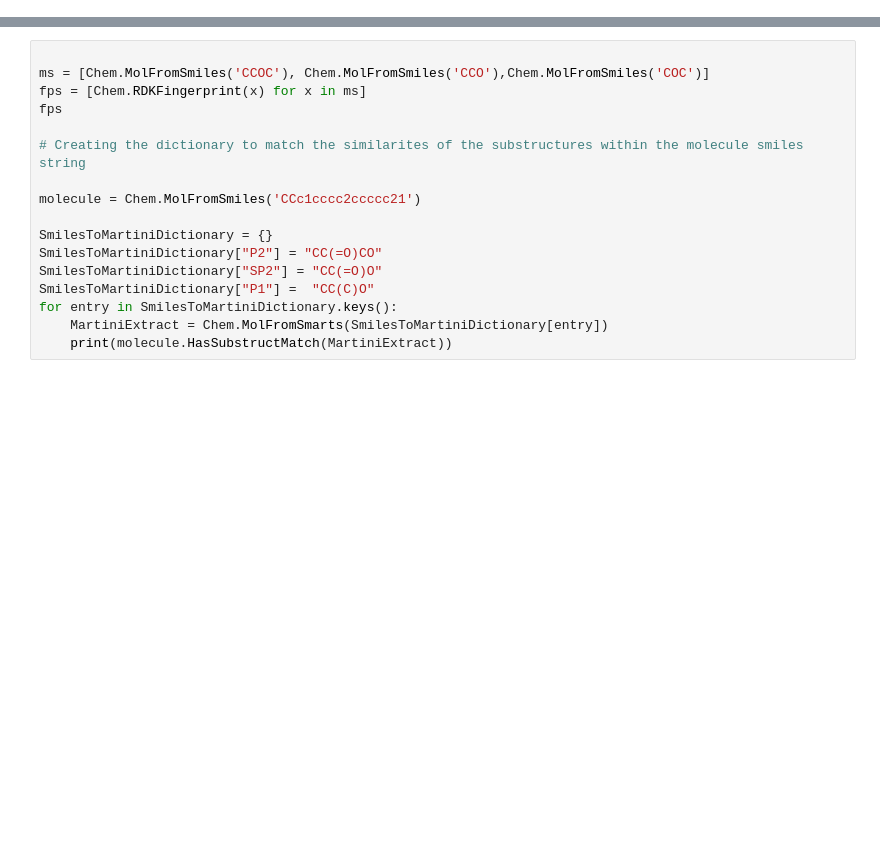
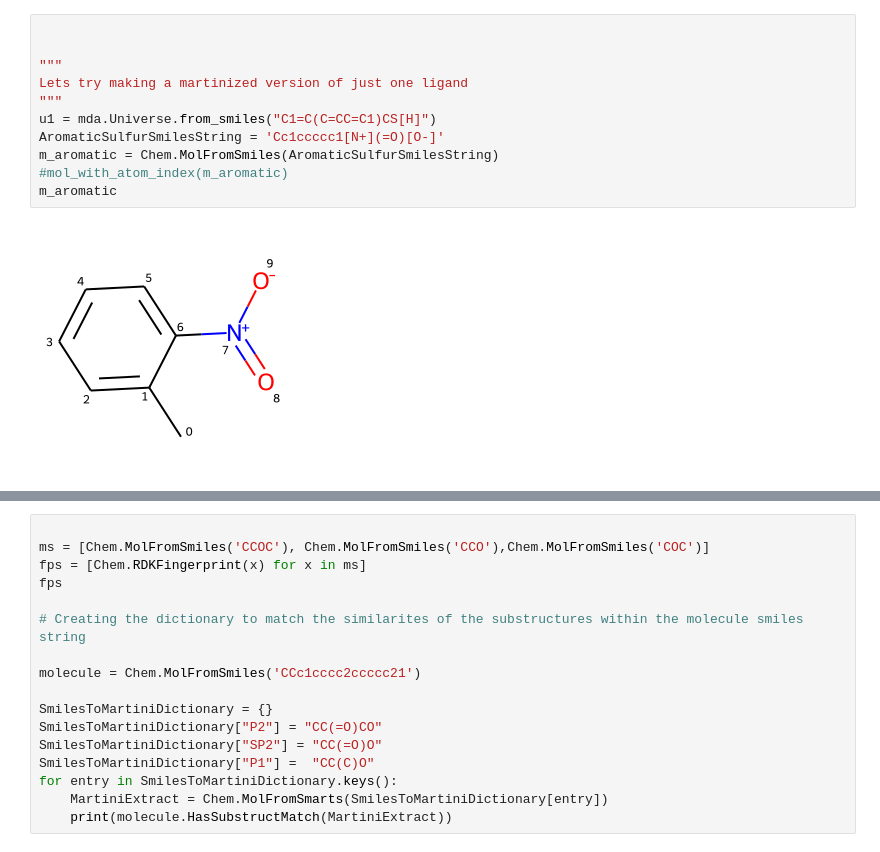
Before and after one commit to MDSYN2019/MDNPPackage, a Jupyter notebook: notebooks/Martini_bead_matching_notebook.ipynb, the cells around one changed output, grey strips where cells are left out. Drawn from its saved outputs; the diff is of its cells as text; blank space fills up the shorter version.

```diff
--- a/notebooks/Martini_bead_matching_notebook.ipynb
+++ b/notebooks/Martini_bead_matching_notebook.ipynb
@@ -403,0 +590,13 @@ IndentationError: unexpected indent (<ipython-input-11-8e2abe9d9255>, line 81)
+# %%
+
+
+"""
+Lets try making a martinized version of just one ligand
+"""
+u1 = mda.Universe.from_smiles("C1=C(C=CC=C1)CS[H]")
+AromaticSulfurSmilesString = 'Cc1ccccc1[N+](=O)[O-]'
+m_aromatic = Chem.MolFromSmiles(AromaticSulfurSmilesString)
+#mol_with_atom_index(m_aromatic)
+m_aromatic
+# %% [output]
+[figure, added]
```
Also changed, not shown: parts of 78 cells of this notebook, 19 other files.
